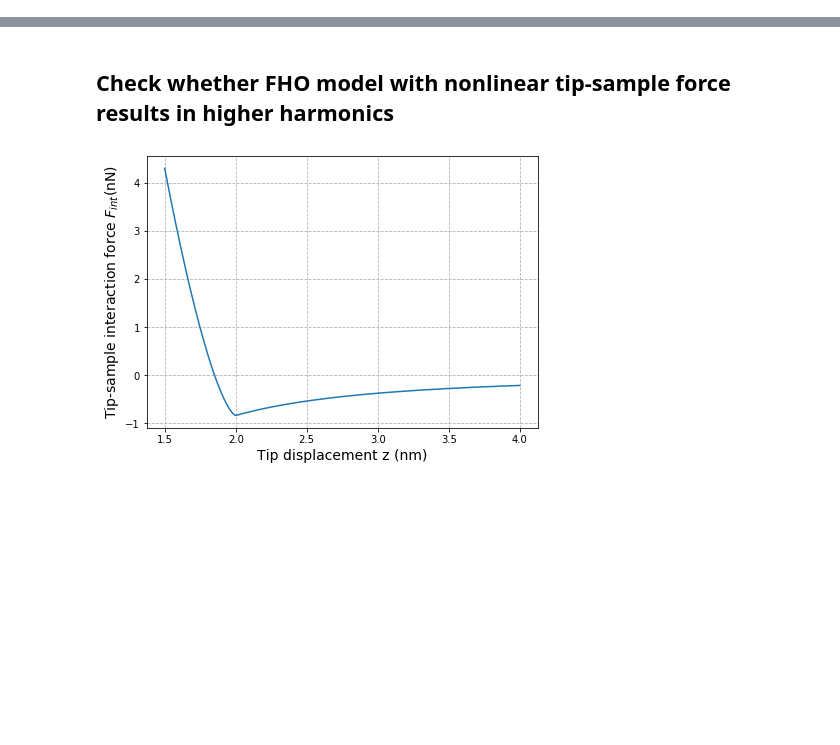
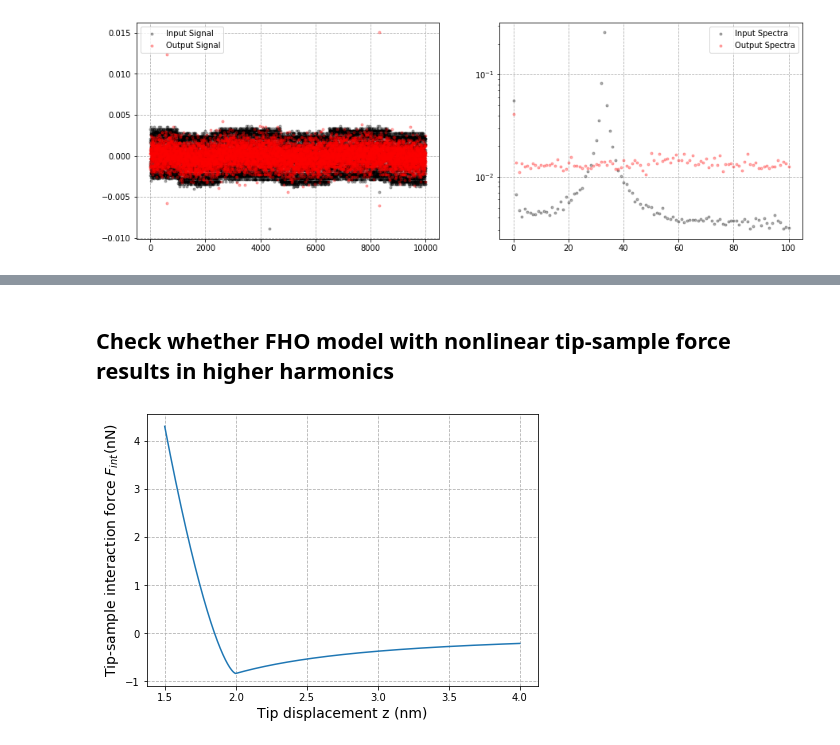
Before and after one commit to Jhko725/Contact-Point-Detection, a Jupyter notebook: Prototyping.ipynb, the cells around one changed output, grey strips where cells are left out. Cells and saved outputs as stored; diff of their text form; code cells hidden in the pictures; blank space fills up the shorter version.

```diff
--- a/Prototyping.ipynb
+++ b/Prototyping.ipynb
@@ -39,0 +50,36 @@ print(header)
+# %%
+def AveragedSpectra(x, N, axis = -1):
+    """
+    x : data array of interest
+    N : number of samples for averaging
+    axis : axis along which to perform the fft
+    """
+    x_ = np.swapaxes(x, 0, axis)
+    x_list = []
+    x_len = x_.shape[0]//N
+
+    for i in range(N):
+        x_list.append(x_[i*x_len:(i+1)*x_len])
+
+    xfft_list = [np.abs(np.fft.rfft(x_piece, axis = 0)) for x_piece in x_list]
+    xfft = np.mean(np.stack(xfft_list, axis = -1), axis = -1)
+
+    return np.swapaxes(xfft, 0, axis)
+# %%
+z_fft = AveragedSpectra(z, 50, axis = 1)
+# %%
+ind = 700
+
+fig, axes = plt.subplots(1, 2, figsize = (15, 5))
+axes[0].plot(z[ind, :, 0], '.k', alpha = 0.3, label = 'Input Signal')
+axes[0].plot(z[ind, :, 1], '.r', alpha = 0.3, label = 'Output Signal')
+axes[0].grid(ls = '--')
+axes[0].legend(loc = 'best')
+
+axes[1].plot(z_fft[ind, :, 0], '.k', alpha = 0.3, label = 'Input Spectra')
+axes[1].plot(z_fft[ind, :, 1], '.r', alpha = 0.3, label = 'Output Spectra')
+axes[1].grid(ls = '--')
+axes[1].legend(loc = 'best')
+axes[1].set_yscale('log')
+# %% [output]
+[figure, added]
```
Also changed, not shown: parts of 13 cells of this notebook.
